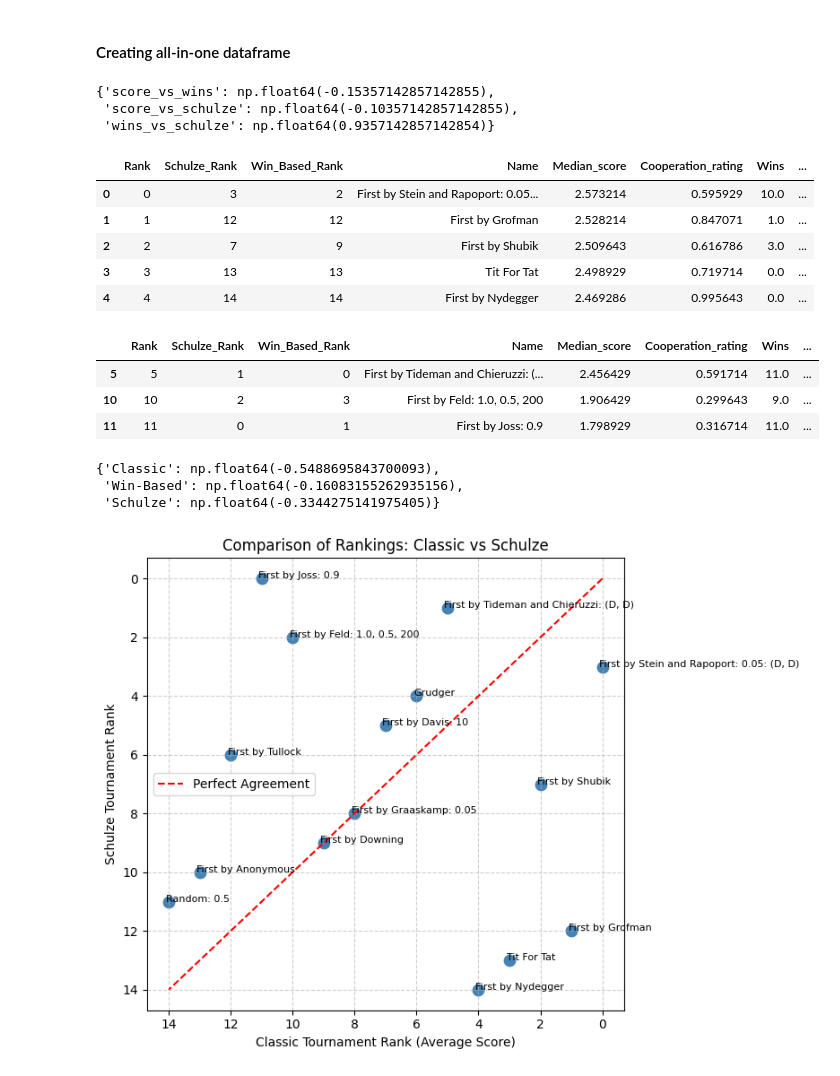
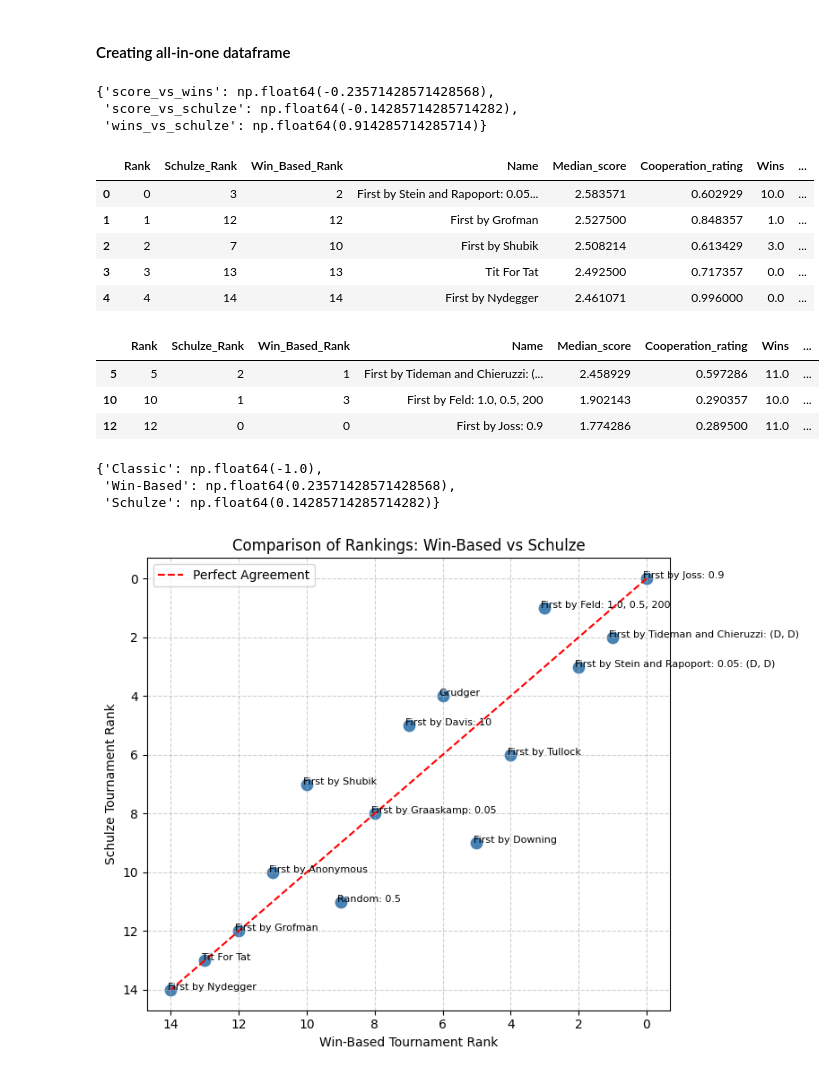
Before and after one commit to kiriz23/TournamentRemix, a Jupyter notebook: Schulze.ipynb, the cells around one changed output. Drawn from its saved outputs; the diff is of its cells as text; code cells hidden in the pictures.

Commit message:
add bigger tournament

```diff
--- a/Schulze.ipynb
+++ b/Schulze.ipynb
@@ -468,6 +472,16 @@ new_order = ["Rank","Schulze_Rank", "Win_Based_Rank"] + [col for col in all_tour
 all_tournaments_df = all_tournaments_df[new_order]
 # Save to file
 all_tournaments_df.to_csv("all_tournaments_rankings.csv", index=False)
+
+# Normalised ranks
+all_tournaments_df_norm = all_tournaments_df
+rank_cols = ["Rank", "Schulze_Rank", "Win_Based_Rank"]
+for col in rank_cols:
+    min_val = all_tournaments_df[col].min()
+    max_val = all_tournaments_df[col].max()
+    all_tournaments_df_norm[col] = (all_tournaments_df[col] - min_val) / (max_val - min_val)
+all_tournaments_df_norm.to_csv("all_tournaments_rankings_norm.csv", index=False)
+all_tournaments_df = pd.read_csv("all_tournaments_rankings.csv")
 # %%
 def compute_rank_correlations(df):
     """
@@ -484,25 +498,25 @@ def compute_rank_correlations(df):
 
 compute_rank_correlations(all_tournaments_df)
 # %% [output]
-{'score_vs_wins': np.float64(-0.15357142857142855),
- 'score_vs_schulze': np.float64(-0.10357142857142855),
- 'wins_vs_schulze': np.float64(0.9357142857142854)}
+{'score_vs_wins': np.float64(-0.23571428571428568),
+ 'score_vs_schulze': np.float64(-0.14285714285714282),
+ 'wins_vs_schulze': np.float64(0.914285714285714)}
 # %%
 all_tournaments_df.head(5)
 # %% [output]
 |  | Rank | Schulze_Rank | Win_Based_Rank | Name | Median_score | Cooperation_rating | Wins | ... |
-| 0 | 0 | 3 | 2 | First by Stein and Rapoport: 0.05... | 2.573214 | 0.595929 | 10.0 | ... |
-| 1 | 1 | 12 | 12 | First by Grofman | 2.528214 | 0.847071 | 1.0 | ... |
-| 2 | 2 | 7 | 9 | First by Shubik | 2.509643 | 0.616786 | 3.0 | ... |
-| 3 | 3 | 13 | 13 | Tit For Tat | 2.498929 | 0.719714 | 0.0 | ... |
-| 4 | 4 | 14 | 14 | First by Nydegger | 2.469286 | 0.995643 | 0.0 | ... |
+| 0 | 0 | 3 | 2 | First by Stein and Rapoport: 0.05... | 2.583571 | 0.602929 | 10.0 | ... |
+| 1 | 1 | 12 | 12 | First by Grofman | 2.527500 | 0.848357 | 1.0 | ... |
+| 2 | 2 | 7 | 10 | First by Shubik | 2.508214 | 0.613429 | 3.0 | ... |
+| 3 | 3 | 13 | 13 | Tit For Tat | 2.492500 | 0.717357 | 0.0 | ... |
+| 4 | 4 | 14 | 14 | First by Nydegger | 2.461071 | 0.996000 | 0.0 | ... |
 # %%
 all_tournaments_df[all_tournaments_df["Schulze_Rank"]<3]
 # %% [output]
 |  | Rank | Schulze_Rank | Win_Based_Rank | Name | Median_score | Cooperation_rating | Wins | ... |
-| 5 | 5 | 1 | 0 | First by Tideman and Chieruzzi: (... | 2.456429 | 0.591714 | 11.0 | ... |
-| 10 | 10 | 2 | 3 | First by Feld: 1.0, 0.5, 200 | 1.906429 | 0.299643 | 9.0 | ... |
-| 11 | 11 | 0 | 1 | First by Joss: 0.9 | 1.798929 | 0.316714 | 11.0 | ... |
+| 5 | 5 | 2 | 1 | First by Tideman and Chieruzzi: (... | 2.458929 | 0.597286 | 11.0 | ... |
+| 10 | 10 | 1 | 3 | First by Feld: 1.0, 0.5, 200 | 1.902143 | 0.290357 | 10.0 | ... |
+| 12 | 12 | 0 | 0 | First by Joss: 0.9 | 1.774286 | 0.289500 | 11.0 | ... |
 # %%
 def compute_any_correlations(df,col_name):
     a = df['Rank']
@@ -515,39 +529,39 @@ def compute_any_correlations(df,col_name):
     out['Schulze'] = spearmanr(c, d).correlation
     return out
 
-compute_any_correlations(all_tournaments_df,"Initial_C_rate")
+compute_any_correlations(all_tournaments_df,"Median_score")
 # %% [output]
-{'Classic': np.float64(-0.5488695843700093),
- 'Win-Based': np.float64(-0.16083155262935156),
- 'Schulze': np.float64(-0.3344275141975405)}
+{'Classic': np.float64(-1.0),
+ 'Win-Based': np.float64(0.23571428571428568),
+ 'Schulze': np.float64(0.14285714285714282)}
 # %%
-# Extract ranks
-classic_ranks = all_tournaments_df["Rank"]
+
+classic_ranks = all_tournaments_df["Win_Based_Rank"]
 schulze_ranks = all_tournaments_df["Schulze_Rank"]
 names = all_tournaments_df["Strategy"] if "Strategy" in all_tournaments_df.columns else all_tournaments_df["Name"]
 
 # Create the scatter plot
 plt.figure(figsize=(8, 6))
 plt.scatter(classic_ranks, schulze_ranks, color='steelblue', s=80)
 
 # Label each point with strategy name
 for i, name in enumerate(names):
     plt.text(classic_ranks[i] + 0.1, schulze_ranks[i], name, fontsize=8)
 
 # Add diagonal (line of perfect agreement)
 plt.plot([min(classic_ranks), max(classic_ranks)],
          [min(classic_ranks), max(classic_ranks)],
          'r--', label='Perfect Agreement')
 
 # Axis labels and title
-plt.xlabel("Classic Tournament Rank (Average Score)")
+plt.xlabel("Win-Based Tournament Rank")
 plt.ylabel("Schulze Tournament Rank")
-plt.title("Comparison of Rankings: Classic vs Schulze")
+plt.title("Comparison of Rankings: Win-Based vs Schulze")
 plt.legend()
-plt.gca().invert_xaxis()  # Optional: best rank = 1, so smaller is better
+plt.gca().invert_xaxis()
 plt.gca().invert_yaxis()
 plt.grid(True, linestyle='--', alpha=0.6)
 plt.tight_layout()
 plt.show()
 # %% [output]
-[figure, old version]
+[figure, new version]
```
Also changed, not shown: parts of 50 cells of this notebook, 8 other files.
